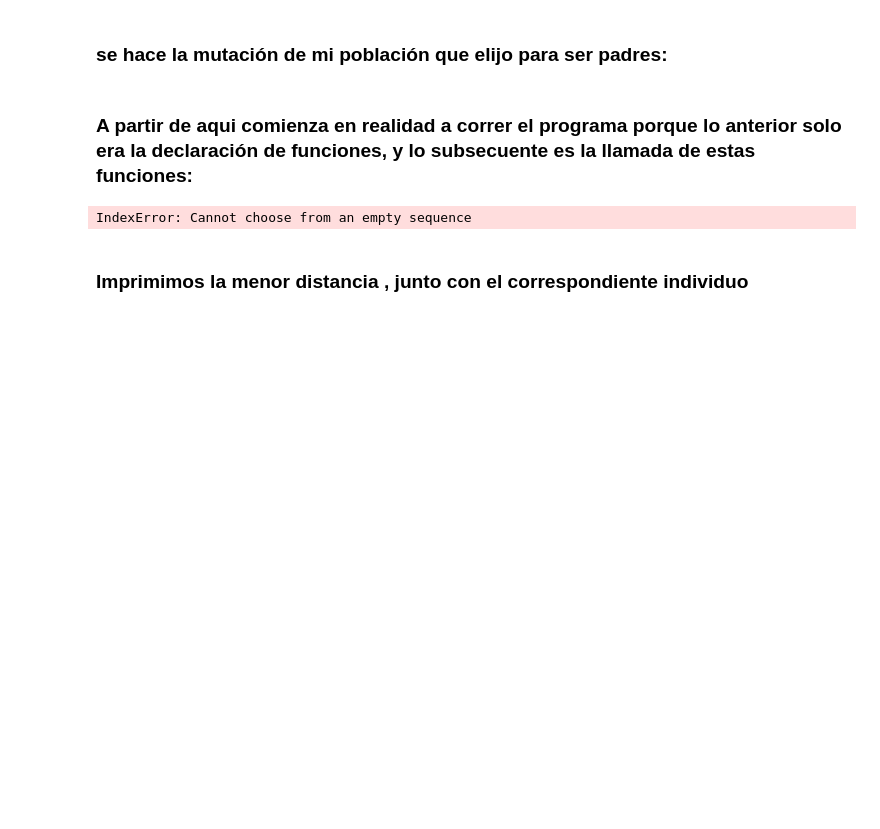
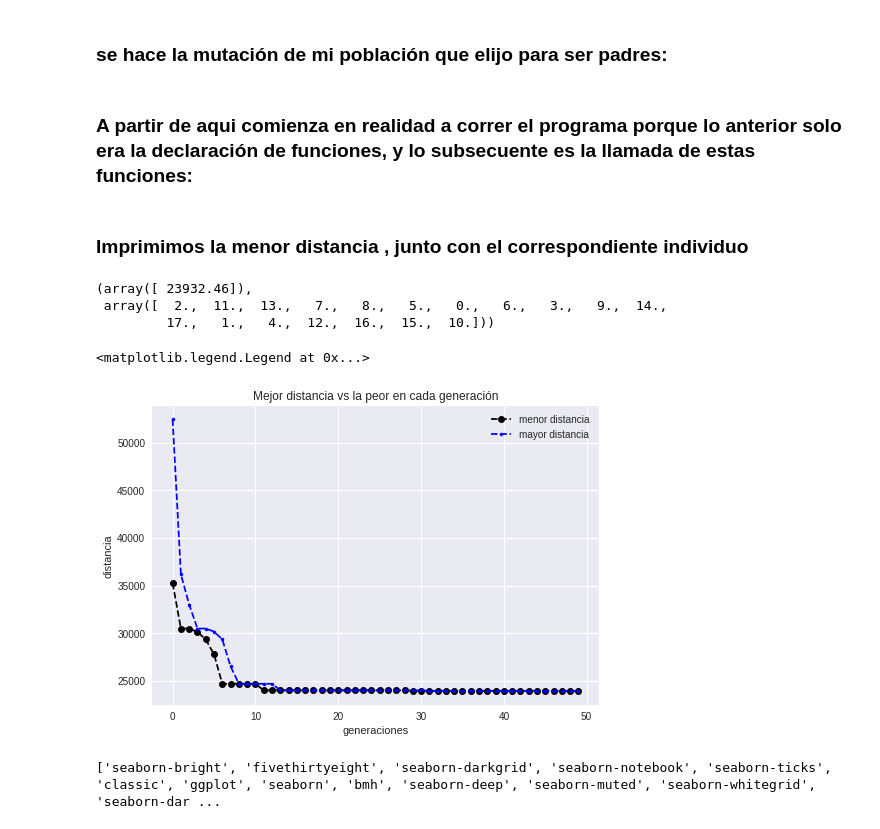
Before and after one commit to ramonjgt/viajero_frecuente, a Jupyter notebook: Viajero.ipynb, the cells around one changed output. Cells and saved outputs as stored; diff of their text form; code cells hidden in the pictures; blank space fills up the shorter version.

```diff
--- a/Viajero.ipynb
+++ b/Viajero.ipynb
@@ -189,9 +189,9 @@ def mutacion(viajes_ordenados, individuos, cant_padres):
 # %%
 dist = np.genfromtxt('distancias.csv', delimiter=' , ')
 columnas = 18
-individuos = 1000
+individuos = 100
 k = 0
-generaciones = 100
+generaciones = 50
 
 # población inicial:
 viajes = posibles_viajes(individuos, columnas)
@@ -230,16 +230,26 @@ while (k < generaciones):
 #    dist_ordenadas, viajes_ordenados = ordenamiento(dist_del_viaje, viajes_ordenados)
 
     k += 1
-# %% [output]
-IndexError: Cannot choose from an empty sequence
 # %% [markdown]
 ### Imprimimos la menor distancia , junto con el correspondiente individuo
 # %%
 dist_ordenadas[0], viajes_ordenados[0]
+# %% [output]
+(array([ 23932.46]),
+ array([  2.,  11.,  13.,   7.,   8.,   5.,   0.,   6.,   3.,   9.,  14.,
+         17.,   1.,   4.,  12.,  16.,  15.,  10.]))
 # %%
+plt.style.use('seaborn-darkgrid')
 plt.title("Mejor distancia vs la peor en cada generación")
 plt.xlabel("generaciones")
 plt.ylabel("distancia")
-plt.plot(mas_aptos, marker = "o", linestyle = "--", color = "r", label = "menor distancia")
-plt.plot(menos_aptos, marker = "x", linestyle = "--", color = "k", label = "mayor distancia")
+plt.plot(mas_aptos, marker = "o", linestyle = "--", color = "k", label = "menor distancia")
+plt.plot(menos_aptos, marker = ".", linestyle = "--", color = "b", label = "mayor distancia")
 plt.legend()
+# %% [output]
+<matplotlib.legend.Legend at 0x...>
+[figure, added]
+# %%
+print(plt.style.available)
+# %% [output]
+['seaborn-bright', 'fivethirtyeight', 'seaborn-darkgrid', 'seaborn-notebook', 'seaborn-ticks', 'classic', 'ggplot', 'seaborn', 'bmh', 'seaborn-deep', 'seaborn-muted', 'seaborn-whitegrid', 'seaborn-dar ...
```
